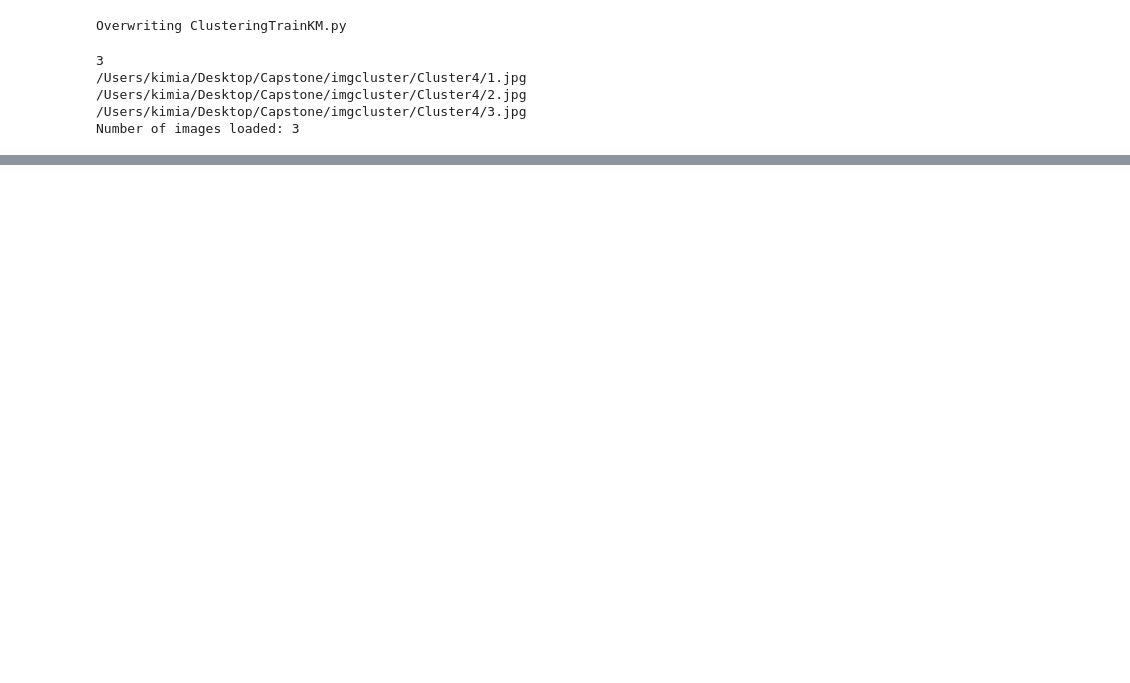
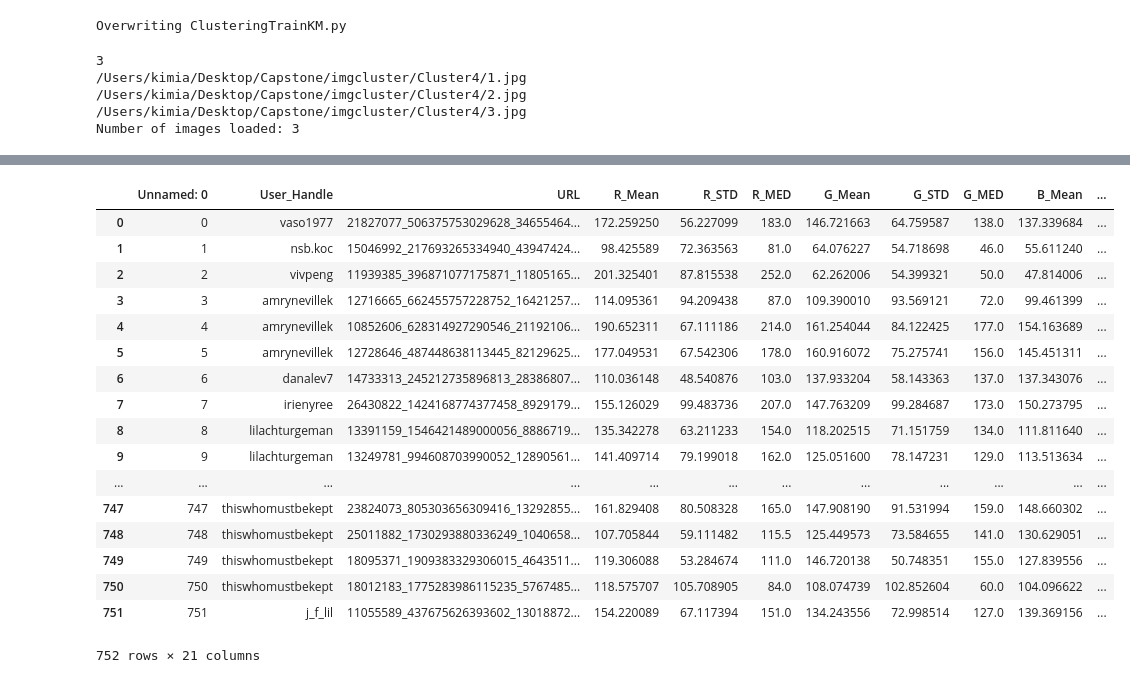
Before and after one commit to kmavon/dataswag, a Jupyter notebook: Image Analysis/KMREC.ipynb, the cells around one changed output, grey strips where cells are left out. Saved outputs shown, nothing was run; the diff lists cells and outputs as text; code cells hidden in the pictures; blank space fills up the shorter version.

```diff
--- a/Image Analysis/KMREC.ipynb
+++ b/Image Analysis/KMREC.ipynb
@@ -306,0 +338,2 @@ model = joblib.load('model_images.plk')
+# %%
+imgdf = pd.read_csv('/Users/kimia/Desktop/Capstone/imgcluster/ImageDF.csv')
@@ -306,0 +342,21 @@ model = joblib.load('model_images.plk')
+# %%
+imgdf
+# %% [output]
+|  | Unnamed: 0 | User_Handle | URL | R_Mean | R_STD | R_MED | G_Mean | G_STD | G_MED | B_Mean | ... |
+| 0 | 0 | vaso1977 | 21827077_506375753029628_34655464... | 172.259250 | 56.227099 | 183.0 | 146.721663 | 64.759587 | 138.0 | 137.339684 | ... |
+| 1 | 1 | nsb.koc | 15046992_217693265334940_43947424... | 98.425589 | 72.363563 | 81.0 | 64.076227 | 54.718698 | 46.0 | 55.611240 | ... |
+| 2 | 2 | vivpeng | 11939385_396871077175871_11805165... | 201.325401 | 87.815538 | 252.0 | 62.262006 | 54.399321 | 50.0 | 47.814006 | ... |
+| 3 | 3 | amrynevillek | 12716665_662455757228752_16421257... | 114.095361 | 94.209438 | 87.0 | 109.390010 | 93.569121 | 72.0 | 99.461399 | ... |
+| 4 | 4 | amrynevillek | 10852606_628314927290546_21192106... | 190.652311 | 67.111186 | 214.0 | 161.254044 | 84.122425 | 177.0 | 154.163689 | ... |
+| 5 | 5 | amrynevillek | 12728646_487448638113445_82129625... | 177.049531 | 67.542306 | 178.0 | 160.916072 | 75.275741 | 156.0 | 145.451311 | ... |
+| 6 | 6 | danalev7 | 14733313_245212735896813_28386807... | 110.036148 | 48.540876 | 103.0 | 137.933204 | 58.143363 | 137.0 | 137.343076 | ... |
+| 7 | 7 | irienyree | 26430822_1424168774377458_8929179... | 155.126029 | 99.483736 | 207.0 | 147.763209 | 99.284687 | 173.0 | 150.273795 | ... |
+| 8 | 8 | lilachturgeman | 13391159_1546421489000056_8886719... | 135.342278 | 63.211233 | 154.0 | 118.202515 | 71.151759 | 134.0 | 111.811640 | ... |
+| 9 | 9 | lilachturgeman | 13249781_994608703990052_12890561... | 141.409714 | 79.199018 | 162.0 | 125.051600 | 78.147231 | 129.0 | 113.513634 | ... |
+| ... | ... | ... | ... | ... | ... | ... | ... | ... | ... | ... | ... |
+| 747 | 747 | thiswhomustbekept | 23824073_805303656309416_13292855... | 161.829408 | 80.508328 | 165.0 | 147.908190 | 91.531994 | 159.0 | 148.660302 | ... |
+| 748 | 748 | thiswhomustbekept | 25011882_1730293880336249_1040658... | 107.705844 | 59.111482 | 115.5 | 125.449573 | 73.584655 | 141.0 | 130.629051 | ... |
+| 749 | 749 | thiswhomustbekept | 18095371_1909383329306015_4643511... | 119.306088 | 53.284674 | 111.0 | 146.720138 | 50.748351 | 155.0 | 127.839556 | ... |
+| 750 | 750 | thiswhomustbekept | 18012183_1775283986115235_5767485... | 118.575707 | 105.708905 | 84.0 | 108.074739 | 102.852604 | 60.0 | 104.096622 | ... |
+| 751 | 751 | j_f_lil | 11055589_437675626393602_13018872... | 154.220089 | 67.117394 | 151.0 | 134.243556 | 72.998514 | 127.0 | 139.369156 | ... |
+752 rows × 21 columns
```
Also changed, not shown: parts of 9 cells of this notebook.
